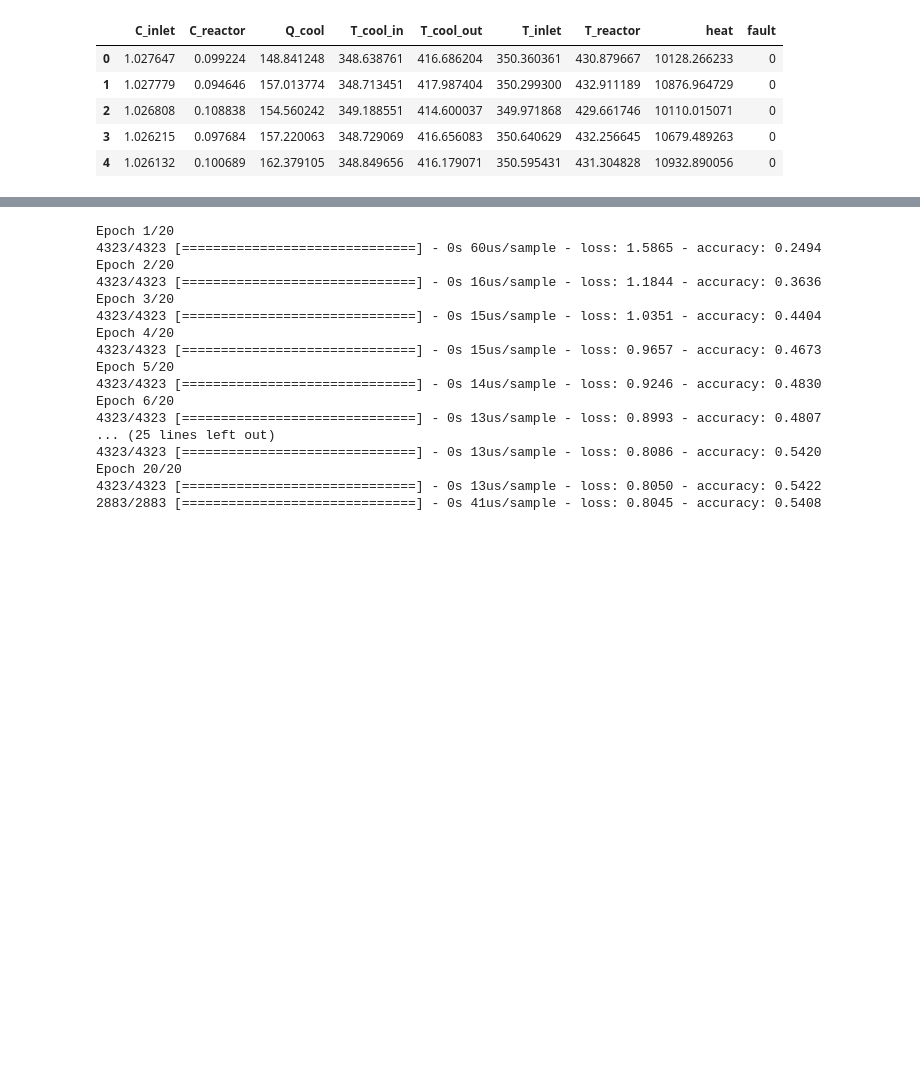
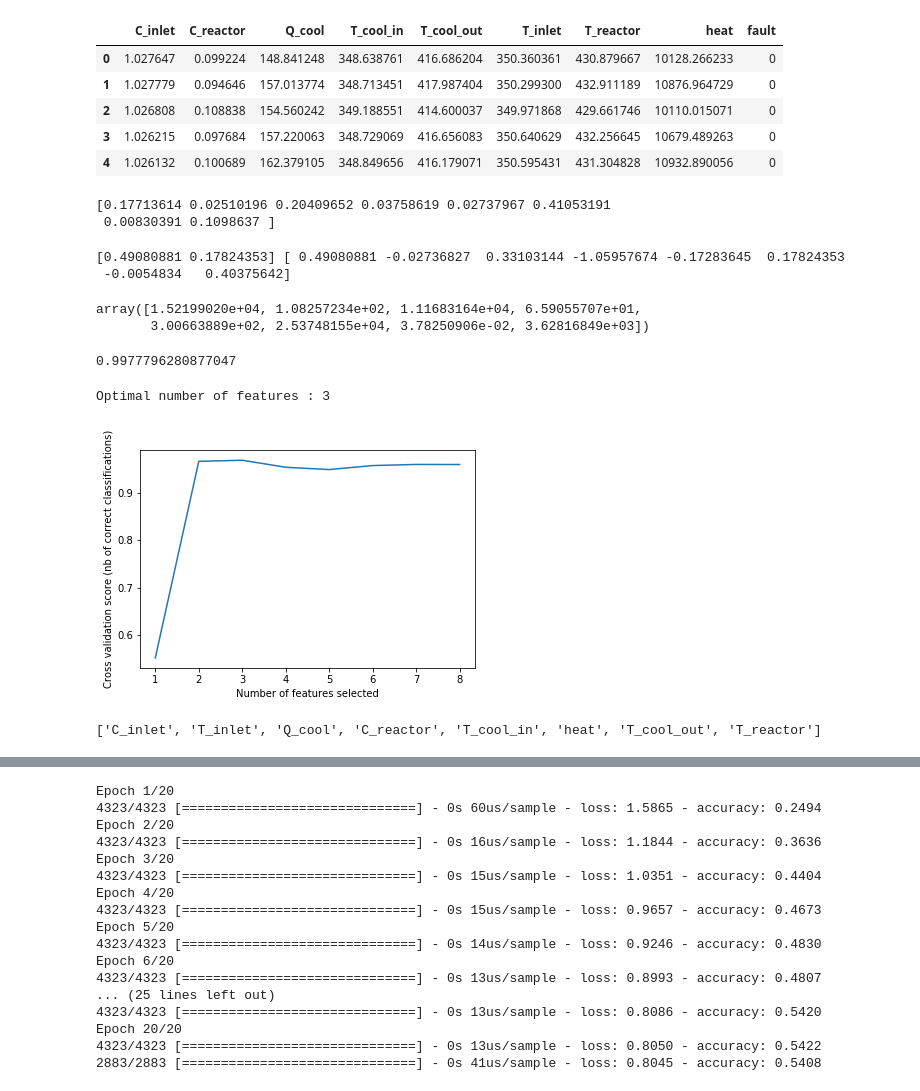
Before and after one commit to someoneinthecrowd/CSTR-chemical-timeseries, a Jupyter notebook: Final AI.ipynb, the cells around one changed output, grey strips where cells are left out. Cells and saved outputs as stored; diff of their text form; code cells hidden in the pictures; blank space fills up the shorter version.

```diff
--- a/Final AI.ipynb
+++ b/Final AI.ipynb
@@ -279,6 +250,68 @@ data.head()
 | 2 | 1.026808 | 0.108838 | 154.560242 | 349.188551 | 414.600037 | 349.971868 | 429.661746 | 10110.015071 | 0 |
 | 3 | 1.026215 | 0.097684 | 157.220063 | 348.729069 | 416.656083 | 350.640629 | 432.256645 | 10679.489263 | 0 |
 | 4 | 1.026132 | 0.100689 | 162.379105 | 348.849656 | 416.179071 | 350.595431 | 431.304828 | 10932.890056 | 0 |
+# %%
+#1
+from sklearn.ensemble import ExtraTreesClassifier
+array=data.values
+
+X = array[:,0:8]
+X=StandardScaler().fit_transform(X)
+Y = array[:,8]
+# feature extraction
+model = ExtraTreesClassifier(n_estimators=10)
+model.fit(X, Y)
+print(model.feature_importances_)
+# %% [output]
+[0.17713614 0.02510196 0.20409652 0.03758619 0.02737967 0.41053191
+ 0.00830391 0.1098637 ]
+# %%
+#2
+from sklearn.feature_selection import SelectKBest, f_classif
+sel=SelectKBest(f_classif, k=2)
+fit = sel.fit(X, Y)
+X_new = fit.transform(X)
+print(X_new[0], X[0])
+fit.scores_
+# %% [output]
+[0.49080881 0.17824353] [ 0.49080881 -0.02736827  0.33103144 -1.05957674 -0.17283645  0.17824353
+ -0.0054834   0.40375642]
+array([1.52199020e+04, 1.08257234e+02, 1.11683164e+04, 6.59055707e+01,
+       3.00663889e+02, 2.53748155e+04, 3.78250906e-02, 3.62816849e+03])
+# %%
+clf= SVC(kernel="linear", C=1)
+clf.fit(X, Y)
+score = clf.score(X, Y)
+# %% [output]
+0.9977796280877047
+# %%
+#3
+from sklearn.feature_selection import RFE
+from sklearn.feature_selection import RFECV
+from sklearn.model_selection import StratifiedKFold
+# Create the RFE object and rank each pixel
+svc =  SVC(kernel="linear", C=1)
+
+rfe = RFE(estimator=svc, n_features_to_select=1, step=1)
+rfe.fit(X, Y)
+ranking = rfe.ranking_
+rfecv = RFECV(estimator=svc, step=1, cv=StratifiedKFold(2),
+              scoring='accuracy')
+rfecv.fit(X, Y)
+
+print("Optimal number of features : %d" % rfecv.n_features_)
+
+# Plot number of features VS. cross-validation scores
+plt.figure()
+plt.xlabel("Number of features selected")
+plt.ylabel("Cross validation score (nb of correct classifications)")
+plt.plot(range(1, len(rfecv.grid_scores_) + 1), rfecv.grid_scores_)
+plt.show()
+print([x for _,x in sorted(zip(ranking,list(data.columns.values)))])
+# %% [output]
+Optimal number of features : 3
+[figure, added]
+['C_inlet', 'T_inlet', 'Q_cool', 'C_reactor', 'T_cool_in', 'heat', 'T_cool_out', 'T_reactor']
 # %%
 from IPython.display import SVG
 SVG('ANN.svg')
```
Also changed, not shown: parts of 6 cells of this notebook.
